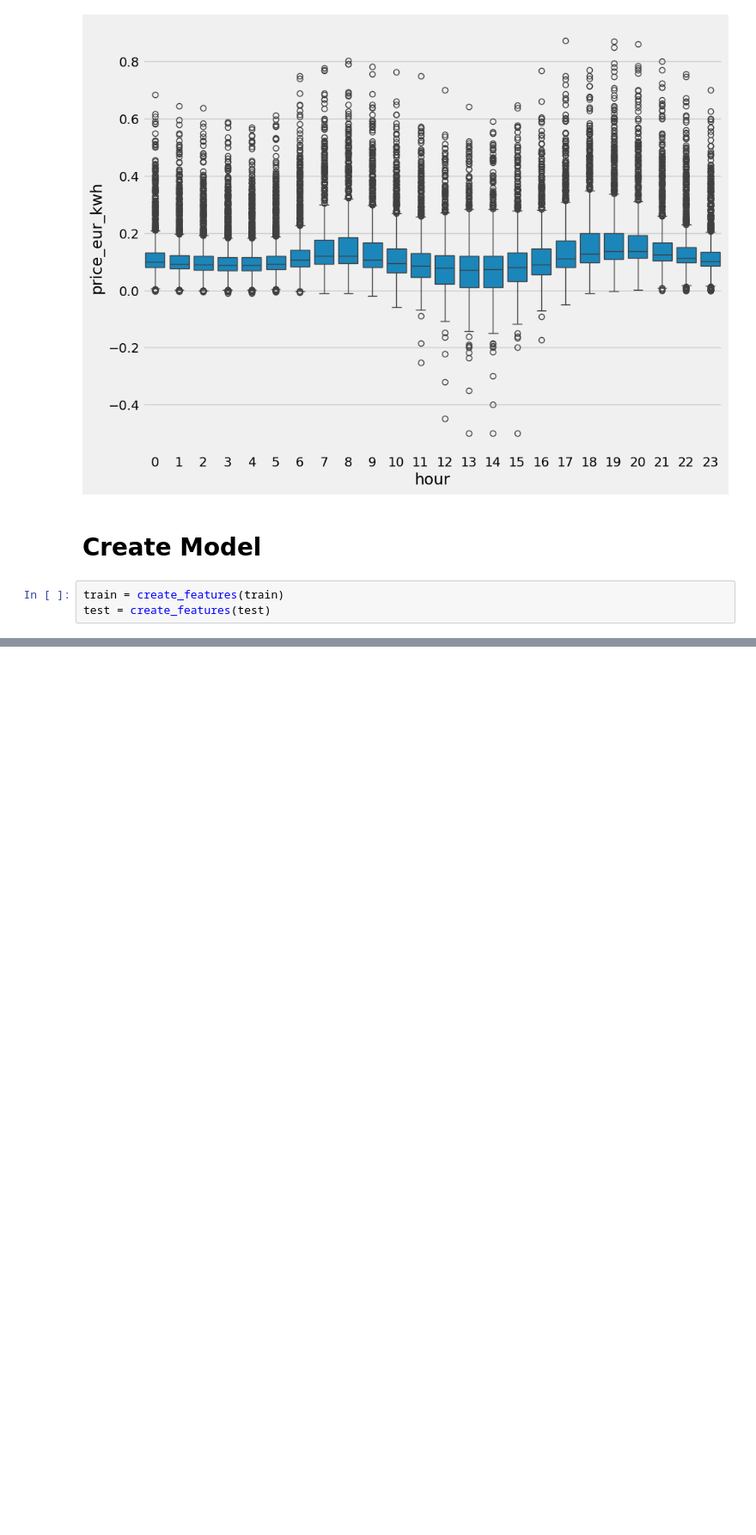
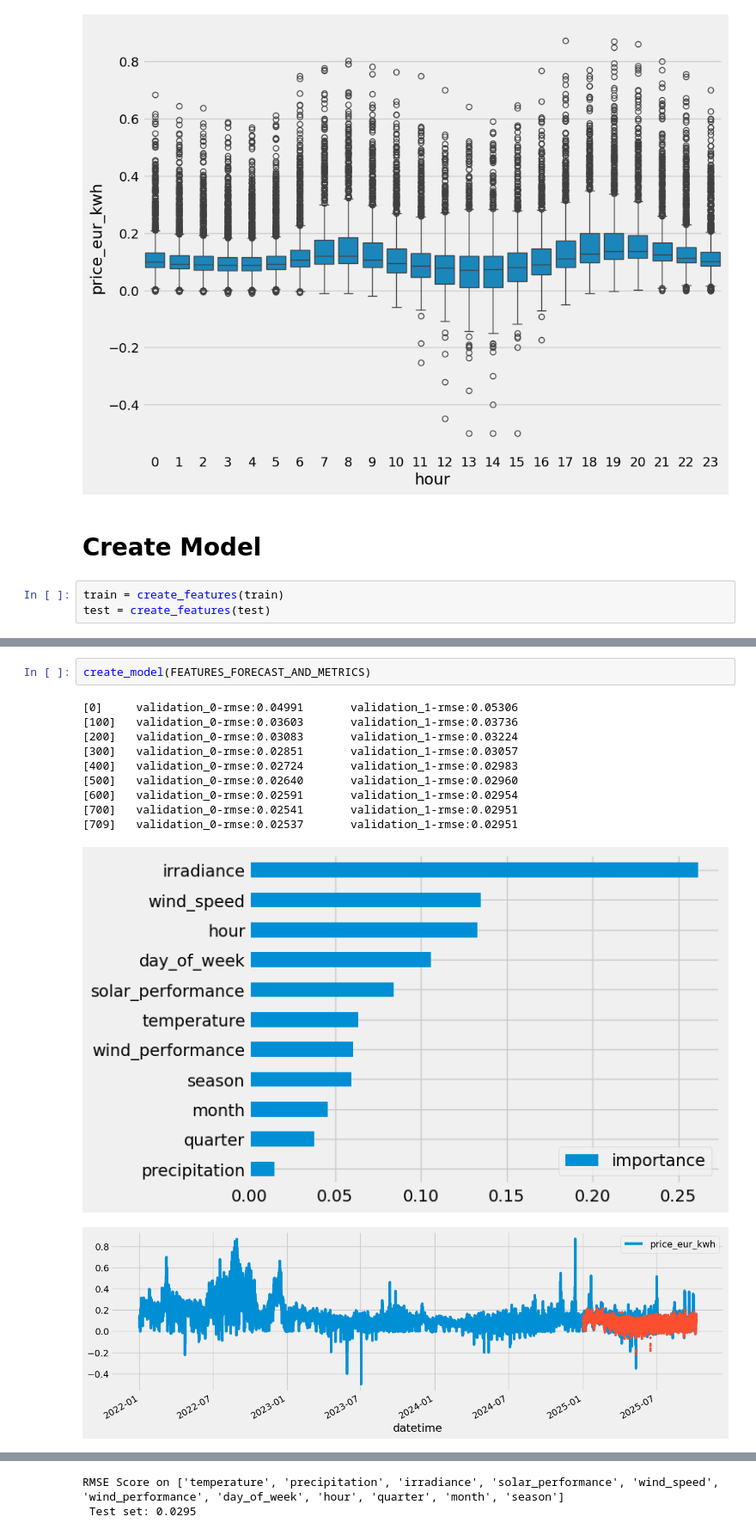
Before and after one commit to jsimonetti/daysahead, a Jupyter notebook: daysahead.ipynb, the cells around one changed output, grey strips where cells are left out. Shown at 86% size. Cells and saved outputs as stored; diff of their text form; blank space fills up the shorter version.

```diff
--- a/daysahead.ipynb
+++ b/daysahead.ipynb
@@ -180,0 +260,14 @@ RMSE Score on Test set: 0.02963
+# %%
+create_model(FEATURES_FORECAST_AND_METRICS)
+# %% [output]
+[0]     validation_0-rmse:0.04991       validation_1-rmse:0.05306
+[100]   validation_0-rmse:0.03603       validation_1-rmse:0.03736
+[200]   validation_0-rmse:0.03083       validation_1-rmse:0.03224
+[300]   validation_0-rmse:0.02851       validation_1-rmse:0.03057
+[400]   validation_0-rmse:0.02724       validation_1-rmse:0.02983
+[500]   validation_0-rmse:0.02640       validation_1-rmse:0.02960
+[600]   validation_0-rmse:0.02591       validation_1-rmse:0.02954
+[700]   validation_0-rmse:0.02541       validation_1-rmse:0.02951
+[709]   validation_0-rmse:0.02537       validation_1-rmse:0.02951
+[figure, added]
+[figure, added]
@@ -180,0 +275,2 @@ RMSE Score on Test set: 0.02963
+RMSE Score on ['temperature', 'precipitation', 'irradiance', 'solar_performance', 'wind_speed', 'wind_performance', 'day_of_week', 'hour', 'quarter', 'month', 'season']
+ Test set: 0.0295
```
Also changed, not shown: parts of 19 cells of this notebook, 1 other file.
